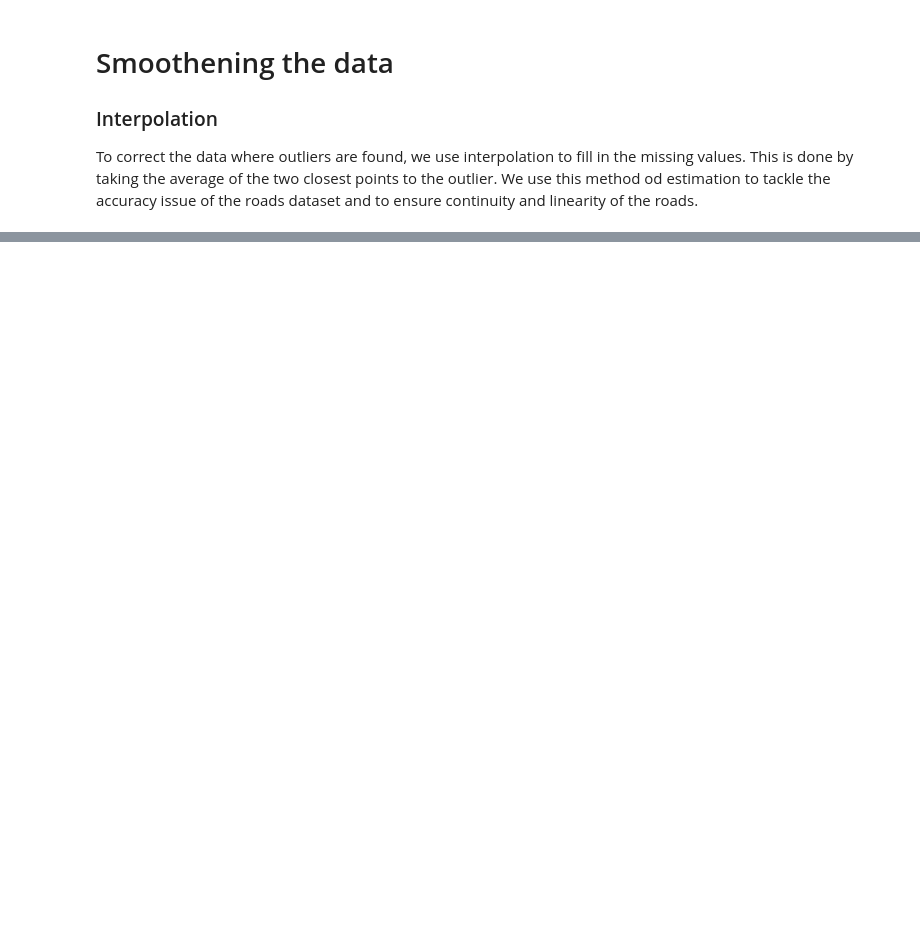
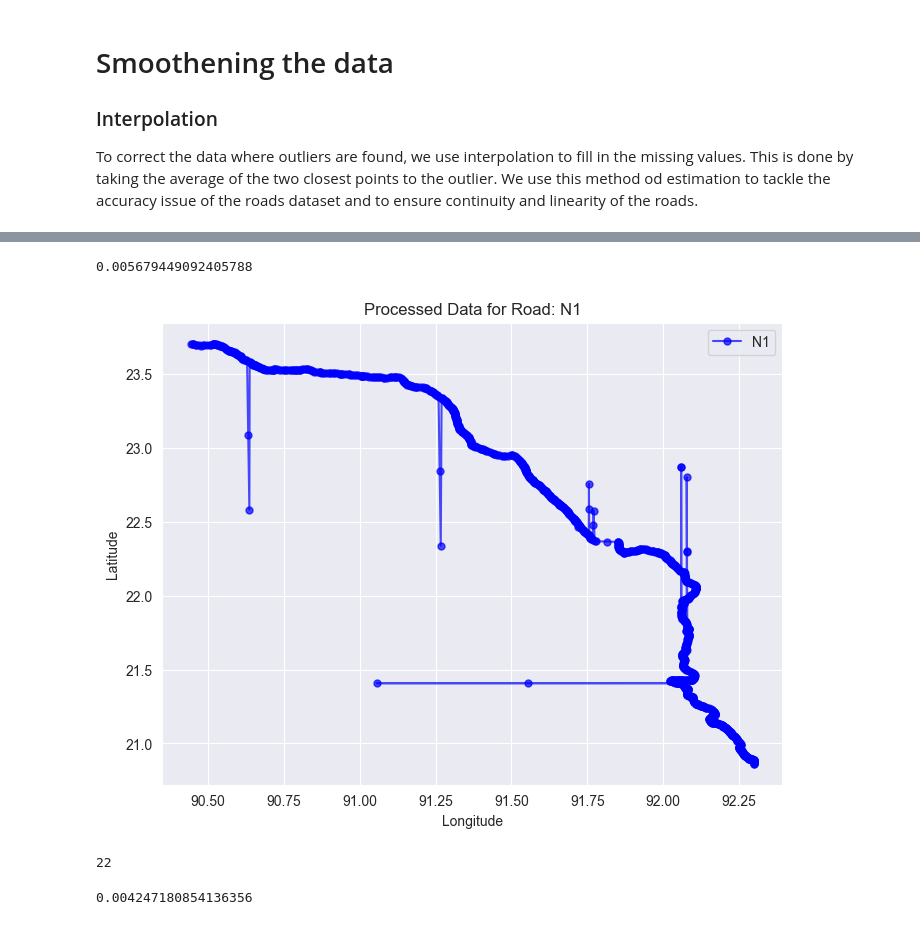
Before and after one commit to adellorto/Advanced-Simulation---Group-12, a Jupyter notebook: notebook/G12-A1-initial-data-exploration.ipynb, the cells around one changed output, grey strips where cells are left out. Saved outputs shown, nothing was run; the diff lists cells and outputs as text; code cells hidden in the pictures; blank space fills up the shorter version.

```diff
--- a/notebook/G12-A1-initial-data-exploration.ipynb
+++ b/notebook/G12-A1-initial-data-exploration.ipynb
@@ -218,15 +220,15 @@ Name: 0, Length: 4045, dtype: object
 # %%
-def interpolate_outliers(outliers_index):
+def interpolate_outliers(outliers_index, road_location):
     # Interpolating the outliers
     road_newroads = roads.copy()
     for call in outliers_index:
         # Calculate the average of the two closest points
         if call>0 and call<len(road_newroads.columns)/3-1:
-            avg_lat = (float(roads.iloc[0, 1+ (call-1) *3 +1]) + float(roads.iloc[0, 1+ (call+1)*3 +1])) / 2
-            avg_long = (float(roads.iloc[0, 1+ (call-1) *3 +2]) + float(roads.iloc[0, 1+ (call+1)*3 +2])) / 2
+            avg_lat = (float(roads.iloc[road_location, 1+ (call-1) *3 +1]) + float(roads.iloc[road_location, 1+ (call+1)*3 +1])) / 2
+            avg_long = (float(roads.iloc[road_location, 1+ (call-1) *3 +2]) + float(roads.iloc[road_location, 1+ (call+1)*3 +2])) / 2
 
             # Replace the outliers with the average value
-            road_newroads.iloc[0, 1+ call*3 +1] = avg_lat
-            road_newroads.iloc[0, 1+ call*3 +2] = avg_long
+            road_newroads.iloc[road_location, 1+ call*3 +1] = avg_lat
+            road_newroads.iloc[road_location, 1+ call*3 +2] = avg_long
 
     return road_newroads
@@ -277,0 +239,65 @@ plt.show()
+# %%
+N1= roads.iloc[0]
+N1_distances= find_distance(N1)
+N1_outliers_index, N1_outliers_latitude, N1_outliers_longitude = find_outlier(0, N1_distances, 80)
+N1_processed= interpolate_outliers(N1_outliers_index, 0)
+#saving the processed data to a new file on a relative path
+file_path_N1 = '/Users/precupada/Advanced-Simulation---Group-12/data/processed/N1_processed.csv'
+N1_processed.to_csv(file_path_N1)
+# %% [output]
+0.005679449092405788
+# %%
+#modeling the N1 road visually to see the difference between the original and processed data
+# Create a plot
+
+row = N1_processed.iloc[0]
+
+# Extract the name of the road (first column)
+road_name = row.iloc[0]
+
+# Extract latitude and longitude values from the row
+latitudes = []
+longitudes = []
+
+# Extract latitude and longitude for each LRP
+for i in range(1, len(row), 3):  # every 3rd column is latitude and longitude
+    latitudes.append(row.iloc[i+1])   # Column i+1 is latitude
+    longitudes.append(row.iloc[i+2])  # Column i+2 is longitude
+
+# Create the plot
+plt.figure(figsize=(8, 6))
+
+# Plot the road (first row)
+plt.plot(longitudes, latitudes, marker='o', markersize=5, linestyle='-', color='blue', alpha=0.7, label=f'{road_name}')
+
+# Customize the plot
+plt.title(f'Processed Data for Road: {road_name}')
+plt.xlabel('Longitude')
+plt.ylabel('Latitude')
+plt.grid(True)
+plt.legend()
+
+# Show the plot
+plt.show()
+# %% [output]
+[figure, added]
+# %%
+#Find out position of N2 in roads datset
+# Find the index where 'N2' appears in the first column
+#adjust to find any road in the dataset by changin the string
+n2_index = roads[roads.iloc[:, 0] == 'N2'].index[0]
+
+# Show the index (or indices) where 'N2' is found
+print(n2_index)
+# %% [output]
+22
+# %%
+#Applying the functions to the N2 road
+N2= roads.iloc[n2_index]
+N2_distances= find_distance(N2)
+N2_outliers_index, N2_outliers_latitude, N2_outliers_longitude = find_outlier(22,N2_distances,70)
+N2_processed= interpolate_outliers(N2_outliers_index, 22)
+file_path_N2= '/Users/precupada/Advanced-Simulation---Group-12/data/processed/N2_processed.csv'
+N2_processed.to_csv(file_path_N2)
+# %% [output]
+0.004247180854136356
```
Also changed, not shown: parts of 13 cells of this notebook, 8 other files.
